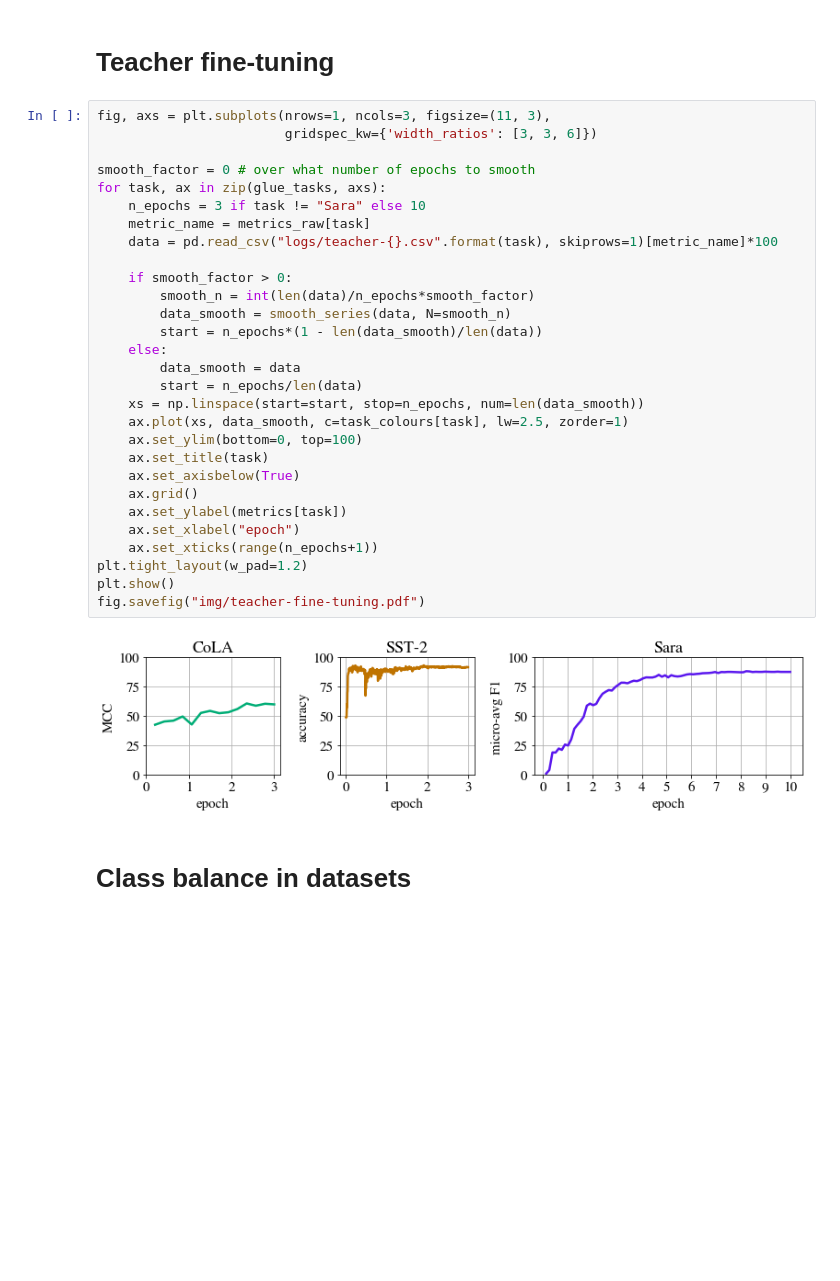
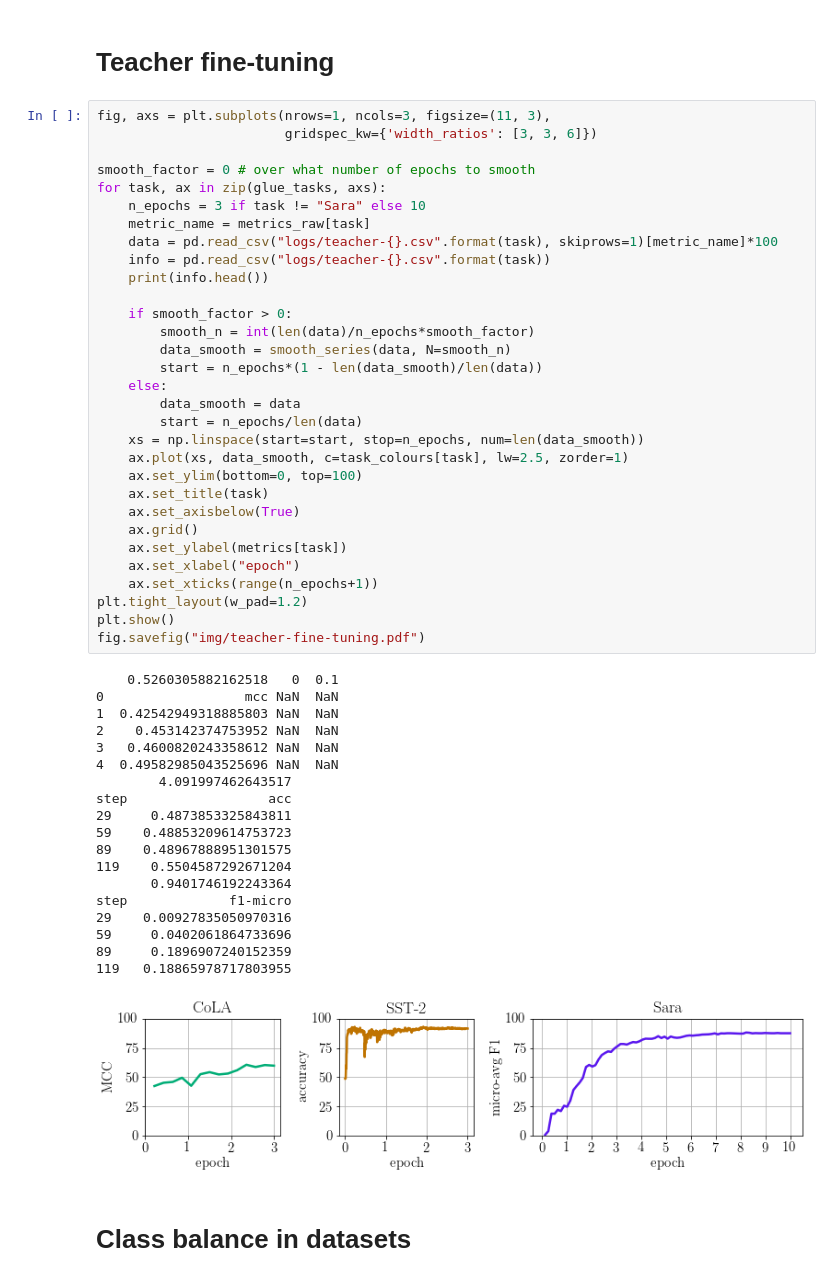
Before and after one commit to samsucik/knowledge-distil-bert, a Jupyter notebook: experiments/analysis/General plotting.ipynb, the cells around one changed output. Drawn from its saved outputs; the diff is of its cells as text; blank space fills up the shorter version.

```diff
--- a/experiments/analysis/General plotting.ipynb
+++ b/experiments/analysis/General plotting.ipynb
@@ -125,34 +125,54 @@ def smooth_series(x, N=5):
 # %%
 fig, axs = plt.subplots(nrows=1, ncols=3, figsize=(11, 3),
                         gridspec_kw={'width_ratios': [3, 3, 6]})
 
 smooth_factor = 0 # over what number of epochs to smooth
 for task, ax in zip(glue_tasks, axs):
     n_epochs = 3 if task != "Sara" else 10
     metric_name = metrics_raw[task]
     data = pd.read_csv("logs/teacher-{}.csv".format(task), skiprows=1)[metric_name]*100
+    info = pd.read_csv("logs/teacher-{}.csv".format(task))
+    print(info.head())
 
     if smooth_factor > 0:
         smooth_n = int(len(data)/n_epochs*smooth_factor)
         data_smooth = smooth_series(data, N=smooth_n)
         start = n_epochs*(1 - len(data_smooth)/len(data))
     else:
         data_smooth = data
         start = n_epochs/len(data)
     xs = np.linspace(start=start, stop=n_epochs, num=len(data_smooth))
     ax.plot(xs, data_smooth, c=task_colours[task], lw=2.5, zorder=1)
     ax.set_ylim(bottom=0, top=100)
     ax.set_title(task)
     ax.set_axisbelow(True)
     ax.grid()
     ax.set_ylabel(metrics[task])
     ax.set_xlabel("epoch")
     ax.set_xticks(range(n_epochs+1))
 plt.tight_layout(w_pad=1.2)
 plt.show()
 fig.savefig("img/teacher-fine-tuning.pdf")
 # %% [output]
+    0.5260305882162518   0  0.1
+0                  mcc NaN  NaN
+1  0.42542949318885803 NaN  NaN
+2    0.453142374753952 NaN  NaN
+3   0.4600820243358612 NaN  NaN
+4  0.49582985043525696 NaN  NaN
+        4.091997462643517
+step                  acc
+29     0.4873853325843811
+59    0.48853209614753723
+89    0.48967888951301575
+119    0.5504587292671204
+       0.9401746192243364
+step             f1-micro
+29    0.00927835050970316
+59     0.0402061864733696
+89     0.1896907240152359
+119   0.18865978717803955
-[figure, old version]
+[figure, new version]
 # %% [markdown]
 # Class balance in datasets
 # %%
```
Also changed, not shown: 7 other files.
